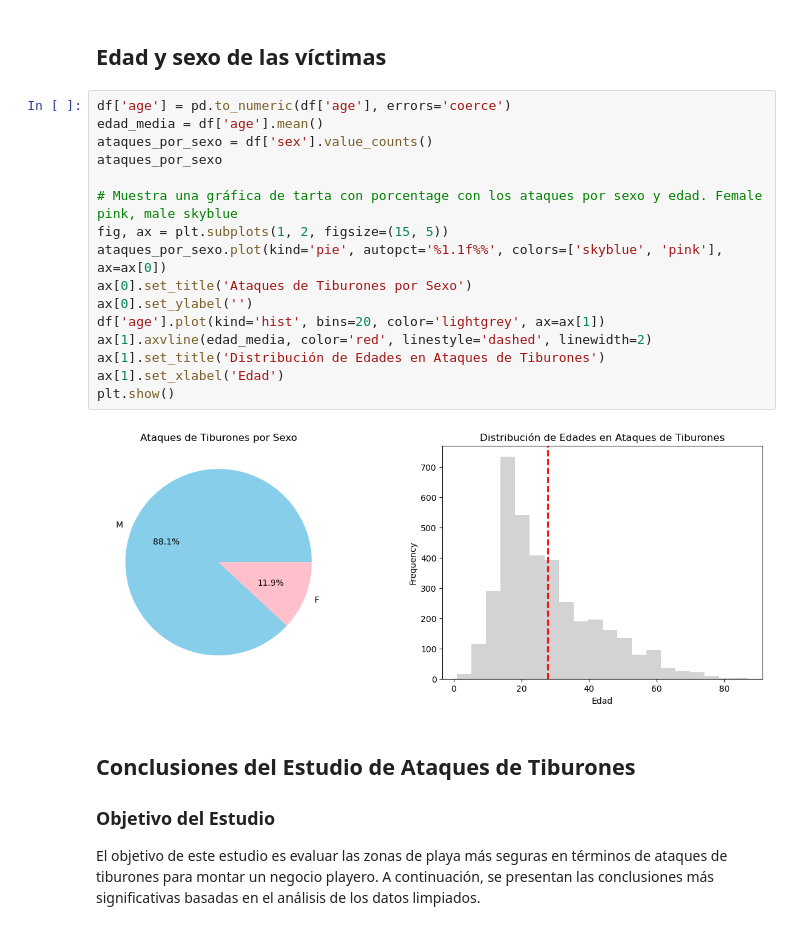
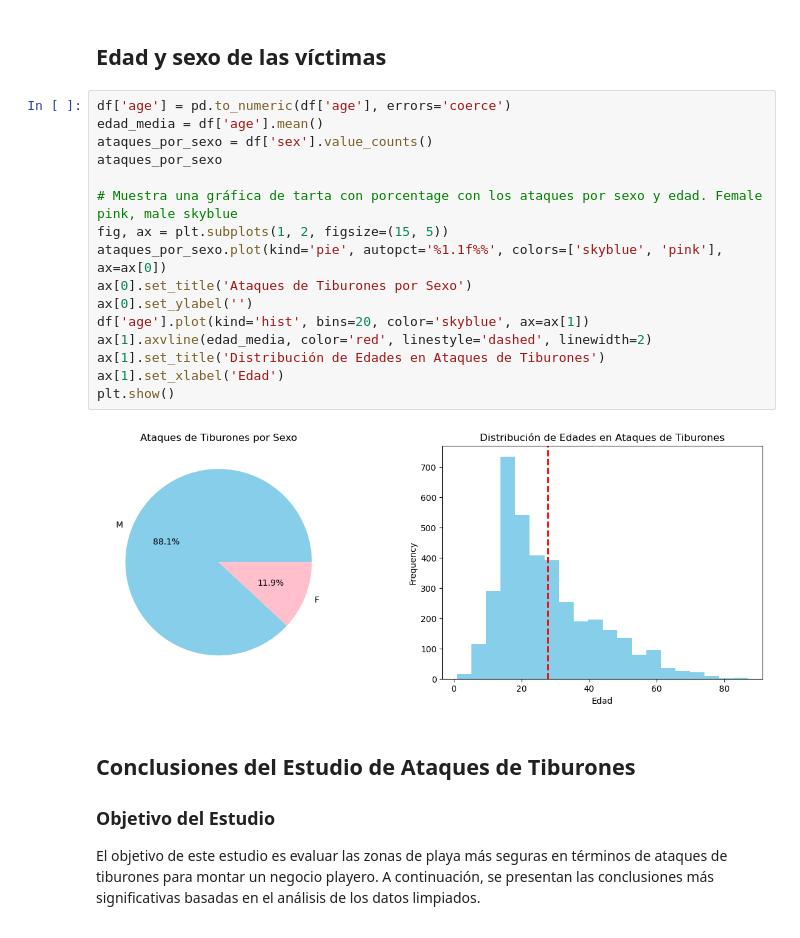
Before and after one commit to jesuserro/shark-attack-exploratory-data-analysis, a Jupyter notebook: notebooks/exploratory_analysis.ipynb, the cells around one changed output. Cells and saved outputs as stored; diff of their text form.

```diff
--- a/notebooks/exploratory_analysis.ipynb
+++ b/notebooks/exploratory_analysis.ipynb
@@ -421,21 +421,21 @@ Name: count, dtype: int64
 # %%
 df['age'] = pd.to_numeric(df['age'], errors='coerce')
 edad_media = df['age'].mean()
 ataques_por_sexo = df['sex'].value_counts()
 ataques_por_sexo
 
 # Muestra una gráfica de tarta con porcentage con los ataques por sexo y edad. Female pink, male skyblue
 fig, ax = plt.subplots(1, 2, figsize=(15, 5))
 ataques_por_sexo.plot(kind='pie', autopct='%1.1f%%', colors=['skyblue', 'pink'], ax=ax[0])
 ax[0].set_title('Ataques de Tiburones por Sexo')
 ax[0].set_ylabel('')
-df['age'].plot(kind='hist', bins=20, color='lightgrey', ax=ax[1])
+df['age'].plot(kind='hist', bins=20, color='skyblue', ax=ax[1])
 ax[1].axvline(edad_media, color='red', linestyle='dashed', linewidth=2)
 ax[1].set_title('Distribución de Edades en Ataques de Tiburones')
 ax[1].set_xlabel('Edad')
 plt.show()
 # %% [output]
-[figure, old version]
+[figure, new version]
 # %% [markdown]
 ## Conclusiones del Estudio de Ataques de Tiburones
 
```
